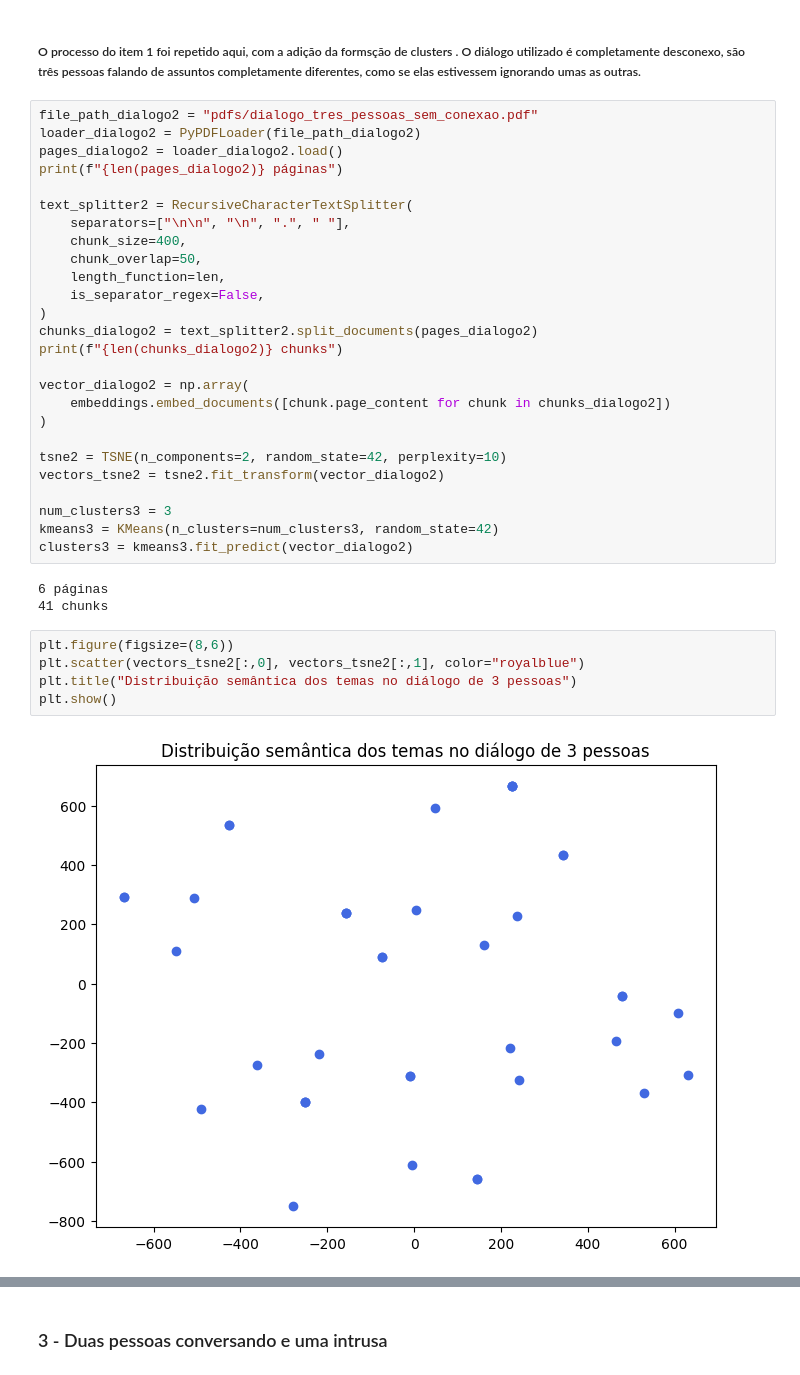
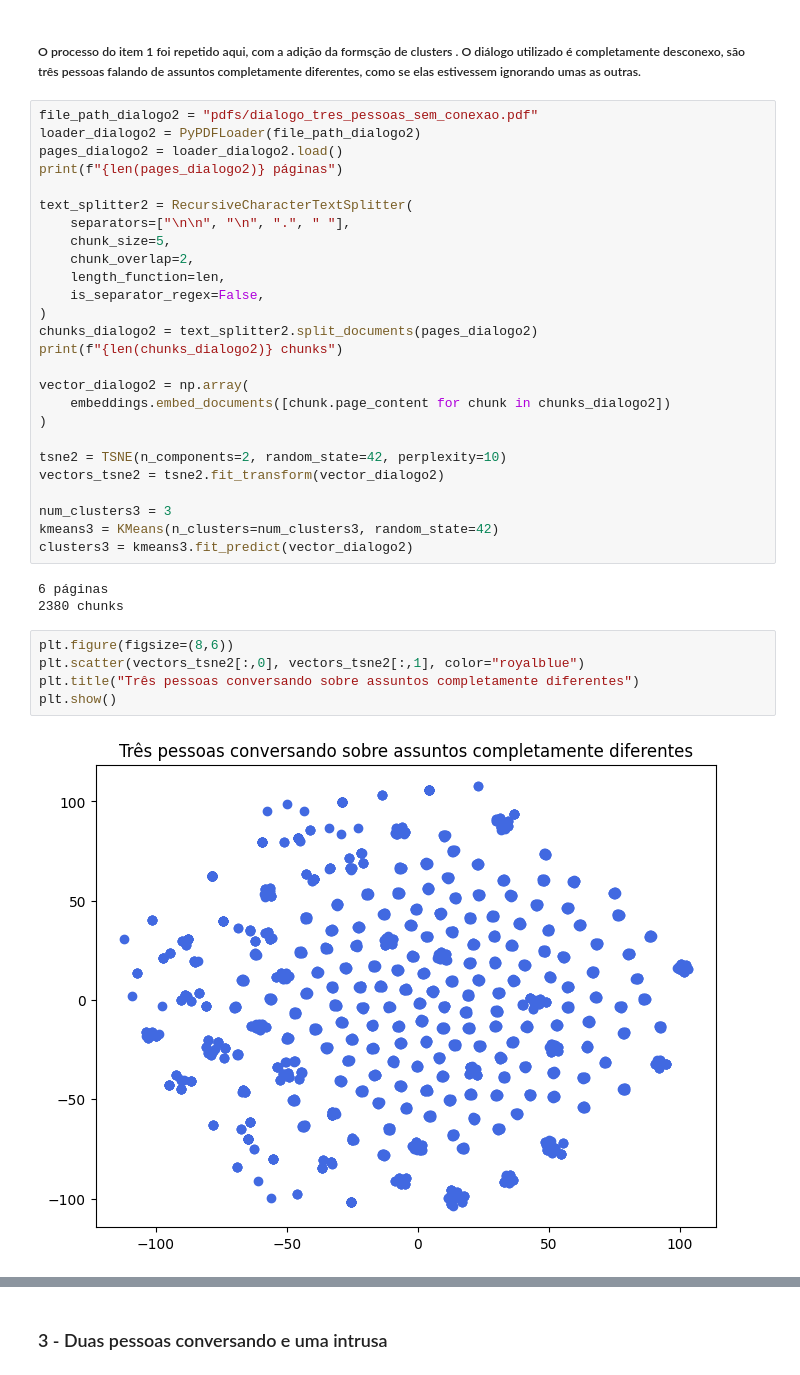
Before and after one commit to soishizaki/Pesquisa_PIBIC, a Jupyter notebook: exp01_embeddings/exp_01_análise_de_dialogos.ipynb, the cells around one changed output, grey strips where cells are left out. Drawn from its saved outputs; the diff is of its cells as text.

```diff
--- a/exp01_embeddings/exp_01_análise_de_dialogos.ipynb
+++ b/exp01_embeddings/exp_01_análise_de_dialogos.ipynb
@@ -86,8 +87,8 @@ print(f"{len(pages_dialogo2)} páginas")
 
 text_splitter2 = RecursiveCharacterTextSplitter(
     separators=["\n\n", "\n", ".", " "],
-    chunk_size=400,
-    chunk_overlap=50,
+    chunk_size=5,
+    chunk_overlap=2,
     length_function=len,
     is_separator_regex=False,
 )
@@ -106,14 +107,14 @@ kmeans3 = KMeans(n_clusters=num_clusters3, random_state=42)
 clusters3 = kmeans3.fit_predict(vector_dialogo2)
 # %% [output]
 6 páginas
-41 chunks
+2380 chunks
 # %%
 plt.figure(figsize=(8,6))
 plt.scatter(vectors_tsne2[:,0], vectors_tsne2[:,1], color="royalblue")
-plt.title("Distribuição semântica dos temas no diálogo de 3 pessoas")
+plt.title("Três pessoas conversando sobre assuntos completamente diferentes")
 plt.show()
 # %% [output]
-[figure, old version]
+[figure, new version]
 # %%
 plt.figure(figsize=(10,7))
 plt.scatter(vectors_tsne2[:,0], vectors_tsne2[:,1], c=clusters3, cmap="viridis", s=60)
```
Also changed, not shown: parts of 13 cells of this notebook, 3 other files.
